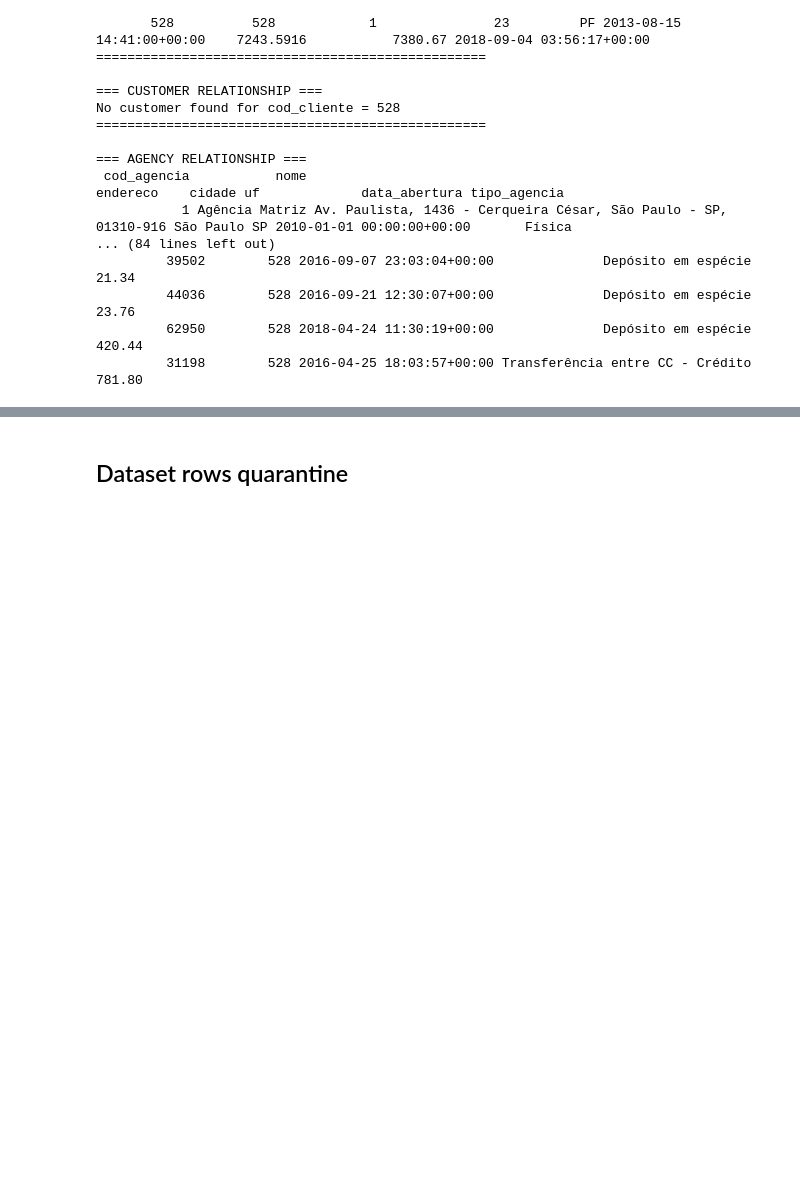
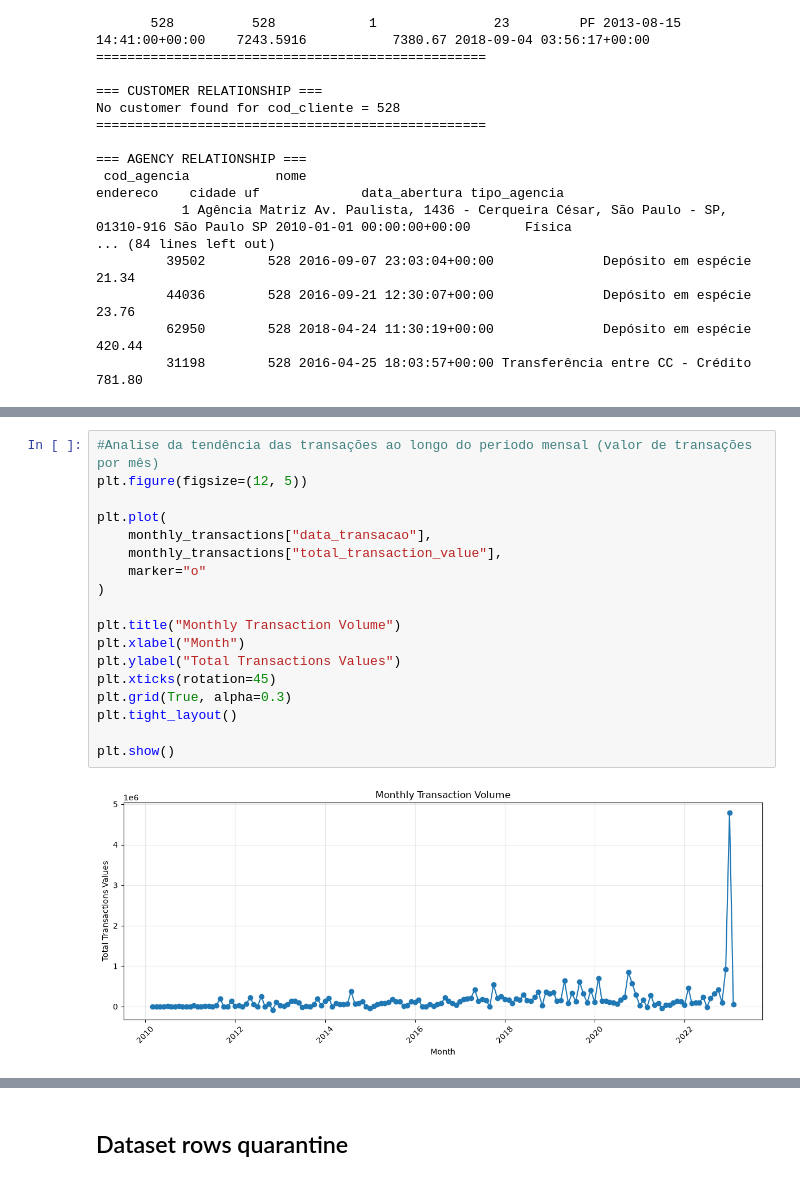
Before and after one commit to luiz-ed-ferreira/Project_BanvicDataAnalytics, a Jupyter notebook: main_analyses.ipynb, the cells around one changed output, grey strips where cells are left out. Drawn from its saved outputs; the diff is of its cells as text; blank space fills up the shorter version.

```diff
--- a/main_analyses.ipynb
+++ b/main_analyses.ipynb
@@ -555,0 +630,20 @@ No customer found for cod_cliente = 528
+# %%
+#Analise da tendência das transações ao longo do periodo mensal (valor de transações por mês)
+plt.figure(figsize=(12, 5))
+
+plt.plot(
+    monthly_transactions["data_transacao"],
+    monthly_transactions["total_transaction_value"],
+    marker="o"
+)
+
+plt.title("Monthly Transaction Volume")
+plt.xlabel("Month")
+plt.ylabel("Total Transactions Values")
+plt.xticks(rotation=45)
+plt.grid(True, alpha=0.3)
+plt.tight_layout()
+
+plt.show()
+# %% [output]
+[figure, added]
```
Also changed, not shown: parts of 13 cells of this notebook, 2 other files.
